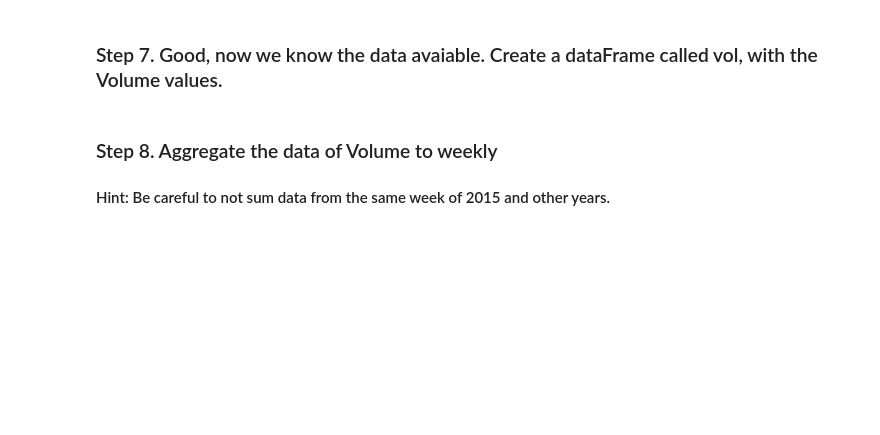
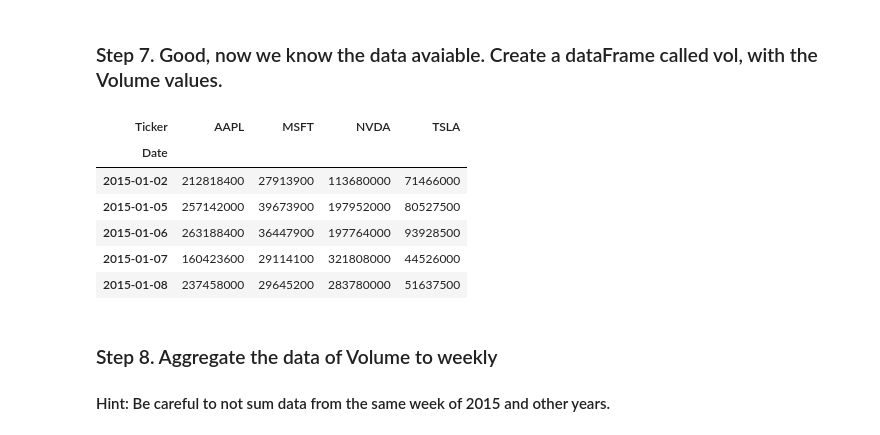
Before and after one commit to AzadiGathui/zindua-python-data-analysis, a Jupyter notebook: wk2_pandas/09_Time_Series/Getting_Financial_Data/Exercises.ipynb, the cells around one changed output. Cells and saved outputs as stored; diff of their text form; code cells hidden in the pictures; blank space fills up the shorter version.

```diff
--- a/wk2_pandas/09_Time_Series/Getting_Financial_Data/Exercises.ipynb
+++ b/wk2_pandas/09_Time_Series/Getting_Financial_Data/Exercises.ipynb
@@ -51,5 +113,16 @@ yf.download('AAPL',date_start,date_end)
 # %% [markdown]
 ### Step 7. Good, now we know  the data avaiable. Create a dataFrame called vol, with the Volume values.
+# %%
+vol = stocks['Volume']
+vol.head()
+# %% [output]
+| Ticker | AAPL | MSFT | NVDA | TSLA |
+| Date |  |  |  |  |
+| 2015-01-02 | 212818400 | 27913900 | 113680000 | 71466000 |
+| 2015-01-05 | 257142000 | 39673900 | 197952000 | 80527500 |
+| 2015-01-06 | 263188400 | 36447900 | 197764000 | 93928500 |
+| 2015-01-07 | 160423600 | 29114100 | 321808000 | 44526000 |
+| 2015-01-08 | 237458000 | 29645200 | 283780000 | 51637500 |
 # %% [markdown]
 ### Step 8. Aggregate the data of Volume to weekly
 #### Hint: Be careful to not sum data from the same week of 2015 and other years.
```
Also changed, not shown: parts of 8 cells of this notebook, 1 other file.
